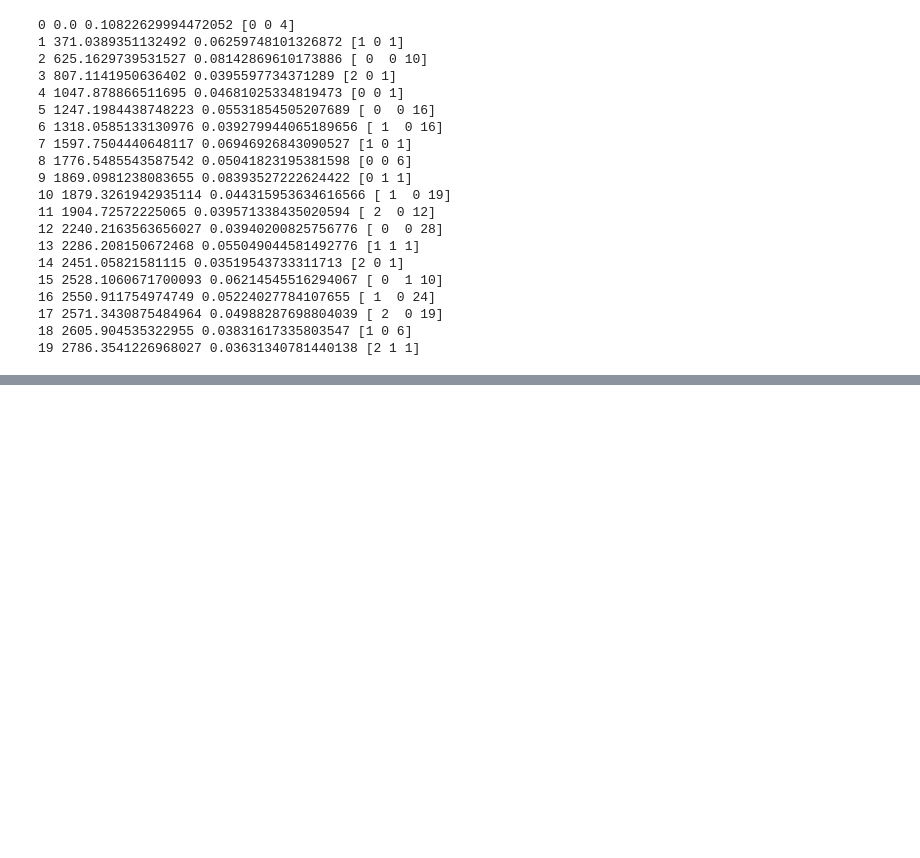
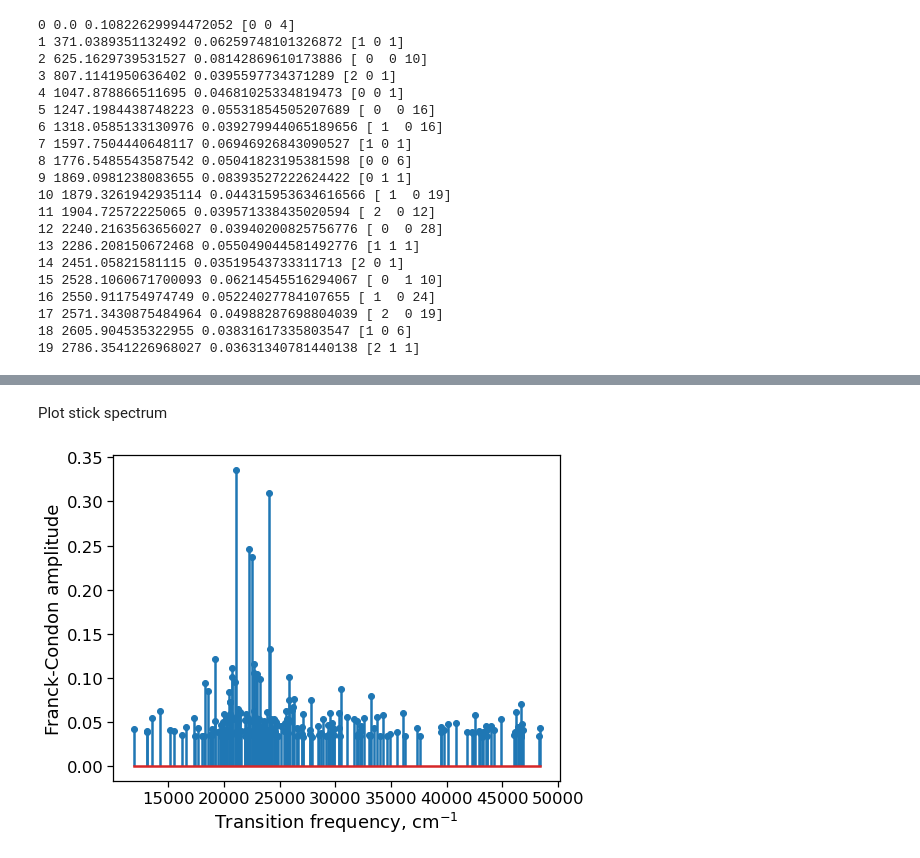
Before and after one commit to yachmena/Tutorial-OCS-vibrations, a Jupyter notebook: ocs_solutions.ipynb, the cells around one changed output, grey strips where cells are left out. Saved outputs shown, nothing was run; the diff lists cells and outputs as text; code cells hidden in the pictures; blank space fills up the shorter version.

Commit message:
Add Franck-Condon calculations

```diff
--- a/ocs_solutions.ipynb
+++ b/ocs_solutions.ipynb
@@ -464,8 +463,10 @@ G = Gmat_batch(r_points, jacobi_to_cartesian)
 G = G[:, :3, :3]  # select only vibrational part
 
 # potentials for ground and excited states (in cm^-1)
-V0 = (potentials[1].pes(r_points) - potentials[1].e0) * hartree_to_invcm
-V1 = (potentials[2].pes(r_points) - potentials[2].e0) * hartree_to_invcm
+ind_elec0 = 1
+ind_elec1 = 2
+V0 = (potentials[ind_elec0].pes(r_points) - potentials[ind_elec0].e0) * hartree_to_invcm
+V1 = (potentials[ind_elec1].pes(r_points) - potentials[ind_elec1].e0) * hartree_to_invcm
 
 # evaluate jacobian of coordiante transformation
 jac = jac_x_to_r(x_points, r_eq, poten_deriv2, gmat_diag)
@@ -586,0 +593,32 @@ for e, v, i in zip(e1, v1.T, range(no_states)):
+# %%
+# transform basis functions to the eigenfunction representation, i.e. solutions of vib. Schrödinger equation
+psi0 = np.dot(v0.T, psi)
+psi1 = np.dot(v1.T, psi)
+
+# overlap between vibrational wavefunctions of diff. states
+overlap = np.einsum("lp,kp,p->lk", psi0, psi1, weights, optimize="optimal")
+
+# vibrational transition frequencies between diff. elec. states
+elec_shift = (potentials[ind_elec1].e0 - potentials[ind_elec0].e0) * hartree_to_invcm
+freq = np.abs(e0[:, None] - (e1[None, :] + elec_shift))
+
+# energies of initial transition states
+enr_ini = e0[:, None] * np.ones_like(e1)[None, :]
+
+# indices of upper triangular part
+ind = np.triu_indices(n=len(psi0), k=1, m=len(psi1))
+
+# transition strengths, freqs., and ini-state energies
+tran_str = np.abs(overlap[ind]) ** 2
+freq = freq[ind]
+enr_ini = enr_ini[ind]
+# %% [markdown]
+Plot stick spectrum
+# %%
+ind = np.where(tran_str >= np.max(tran_str) / 10)
+plt.stem(freq[ind], tran_str[ind])
+plt.xlabel("Transition frequency, cm$^{-1}$")
+plt.ylabel("Franck-Condon amplitude")
+plt.show()
+# %% [output]
+[figure, added]
```
Also changed, not shown: parts of 10 cells of this notebook, 2 other files.
